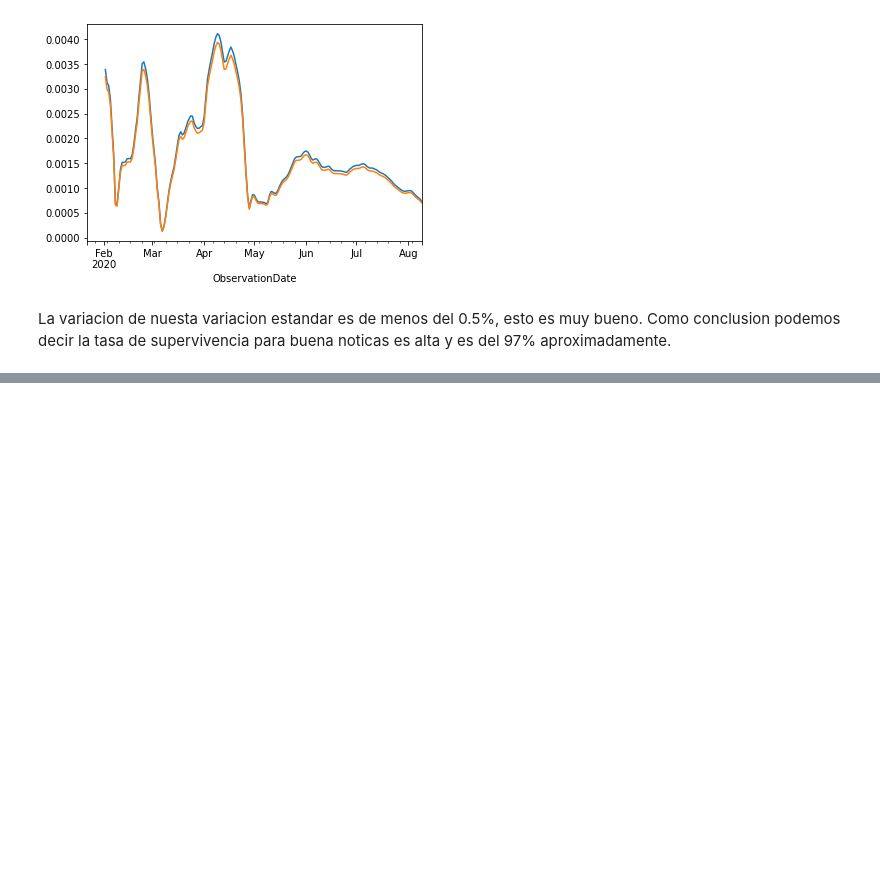
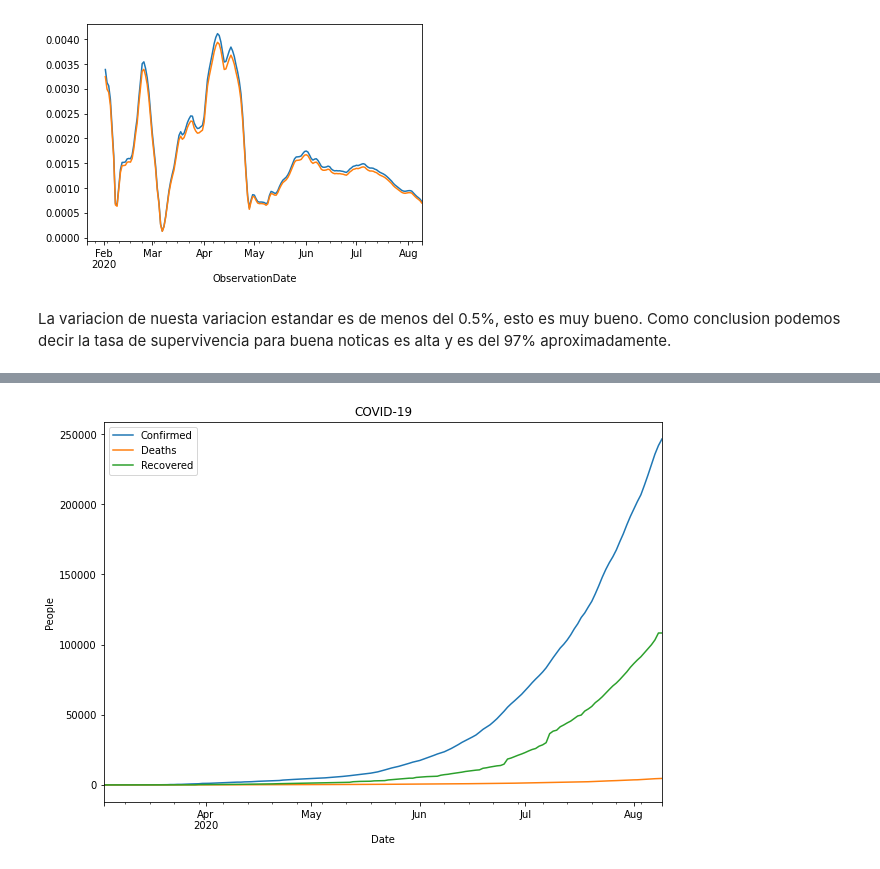
Before and after one commit to francomanca93/analisis-de-datos, a Jupyter notebook: 3-Aplicando-pandas/17_Series_de_tiempo_y_visualizacioes.ipynb, the cells around one changed output, grey strips where cells are left out. Cells and saved outputs as stored; diff of their text form; code cells hidden in the pictures; blank space fills up the shorter version.

```diff
--- a/3-Aplicando-pandas/17_Series_de_tiempo_y_visualizacioes.ipynb
+++ b/3-Aplicando-pandas/17_Series_de_tiempo_y_visualizacioes.ipynb
@@ -627,0 +700,7 @@ La variacion de nuesta variacion estandar es de menos del 0.5%, esto es muy buen
+# %%
+df_argentina.plot(figsize = (10,7), title='COVID-19')
+plt.xlabel('Date')
+plt.ylabel('People')
+plt.show()
+# %% [output]
+[figure, added]
```
Also changed, not shown: parts of 29 cells of this notebook.
